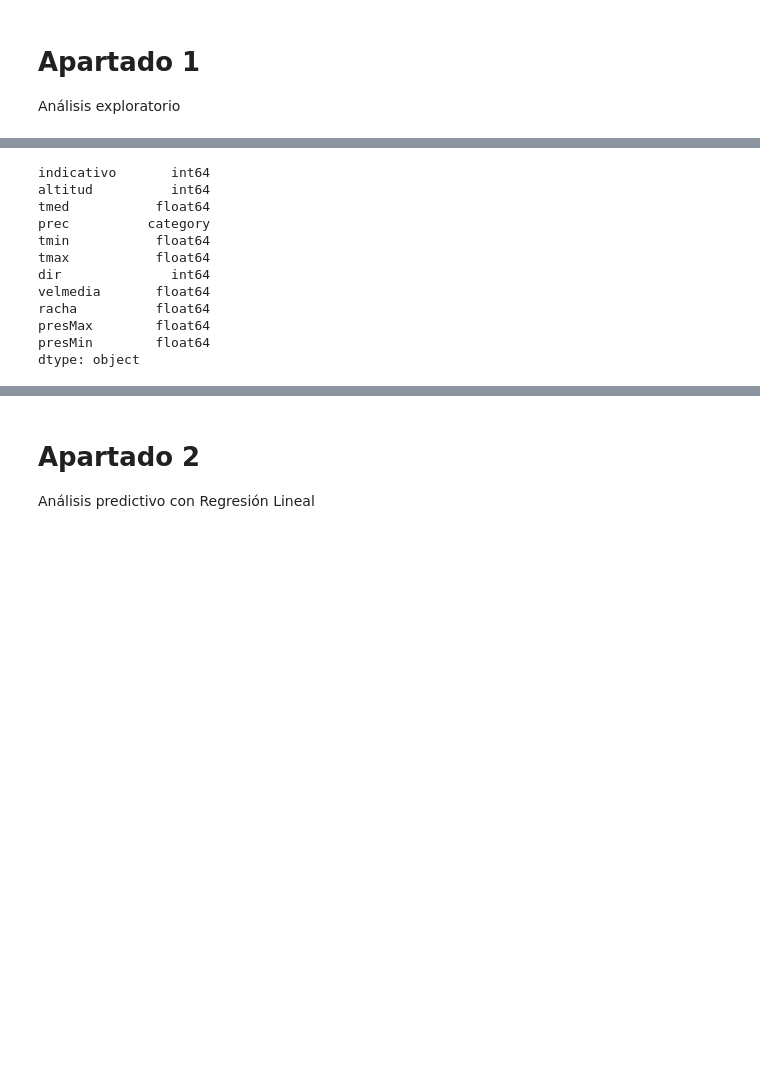
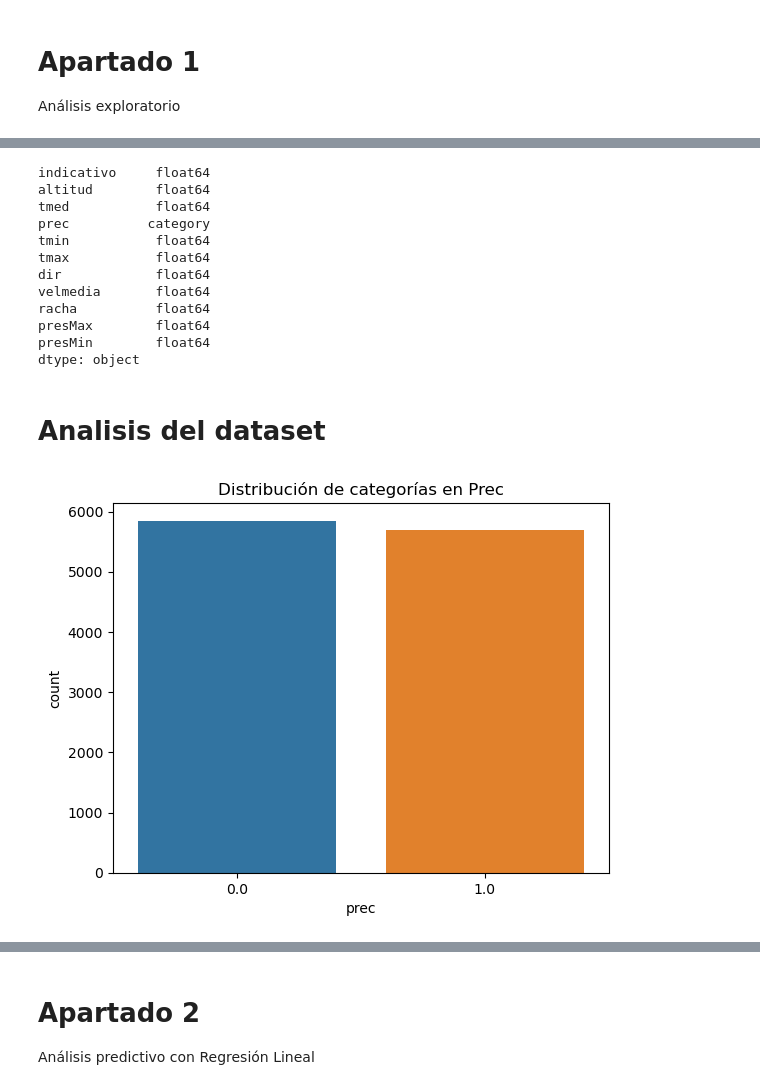
Before and after one commit to Geronimo-Basso/artificial-intelligence-data-analysis, a Jupyter notebook: practica-2/practica-2.ipynb, the cells around one changed output, grey strips where cells are left out. Cells and saved outputs as stored; diff of their text form; code cells hidden in the pictures; blank space fills up the shorter version.

Commit message:
Added graphs

```diff
--- a/practica-2/practica-2.ipynb
+++ b/practica-2/practica-2.ipynb
@@ -42,14 +46,14 @@ Modificar el dataset para que cada vez que en "prec" se encuente el valor 0,0 se
 # %%
 # Cargamos el fichero necesario para analizar los modelos.
 ruta_archivo = 'valores-climatologicos.csv'
-fdata = pd.read_table(ruta_archivo, sep=',')
+dataframe = pd.read_table(ruta_archivo, sep=',')
 # %% [markdown]
 Utilizando una función lambda, para cada valor de ´prec´cambiamos su valor a 0 si la precipitación es 0
 cambiamos el valor a 1 si la precipitación es disitnto de 0. Además, creamos un mapeo de indivaticos de provincia para tener valores de tipo int en esa columna envez de strings.
 # %%
-fdata['prec'] = fdata['prec'].apply(lambda x: '0' if x == 0.0 else '1') # 0 si no llovio, 1 si llovio.
+dataframe['prec'] = dataframe['prec'].apply(lambda x: '0' if x == 0.0 else '1') # 0 si no llovio, 1 si llovio.
 states = ['1387E', '1387', '1393', '1351', '1400', '1437O', '1473A', '1428', '1475X', '1505', '1484', '1484C', '1495']
 state_map = {state: idx for idx, state in enumerate(sorted(set(states)))}
-fdata['indicativo'] = fdata['indicativo'].apply(lambda x: state_map[x])
+dataframe['indicativo'] = dataframe['indicativo'].apply(lambda x: state_map[x])
 # %%
 # Visualización de las primeras filas del dataset.
@@ -79,17 +94,28 @@ NameError: name 'fdata' is not defined
 # %%
-# Convertir la columna 'prec' de 'object' a 'categorical'
-fdata['prec'] = pd.Categorical(fdata['prec'])
-print(fdata.dtypes)
+# Crear un data set especifico con valores de tipo float para que los modelos puedan entrenar mejor.
+dataframe = dataframe.astype(float)
+# Convertir la columna 'prec' de 'float' a 'categorical'
+dataframe['prec'] = pd.Categorical(dataframe['prec'])
+print(dataframe.dtypes)
 # %% [output]
-indicativo       int64
-altitud          int64
+indicativo     float64
+altitud        float64
 tmed           float64
 prec          category
 tmin           float64
 tmax           float64
-dir              int64
+dir            float64
 velmedia       float64
 racha          float64
 presMax        float64
 presMin        float64
 dtype: object
+# %% [markdown]
+# Analisis del dataset
+# %%
+# Crear un gráfico de barras para la variable categórica Y
+sns.countplot(x='prec', data=dataframe)
+plt.title('Distribución de categorías en Prec')
+plt.show()
+# %% [output]
+[figure, added]
```
Also changed, not shown: parts of 20 cells of this notebook, 1 other file.
